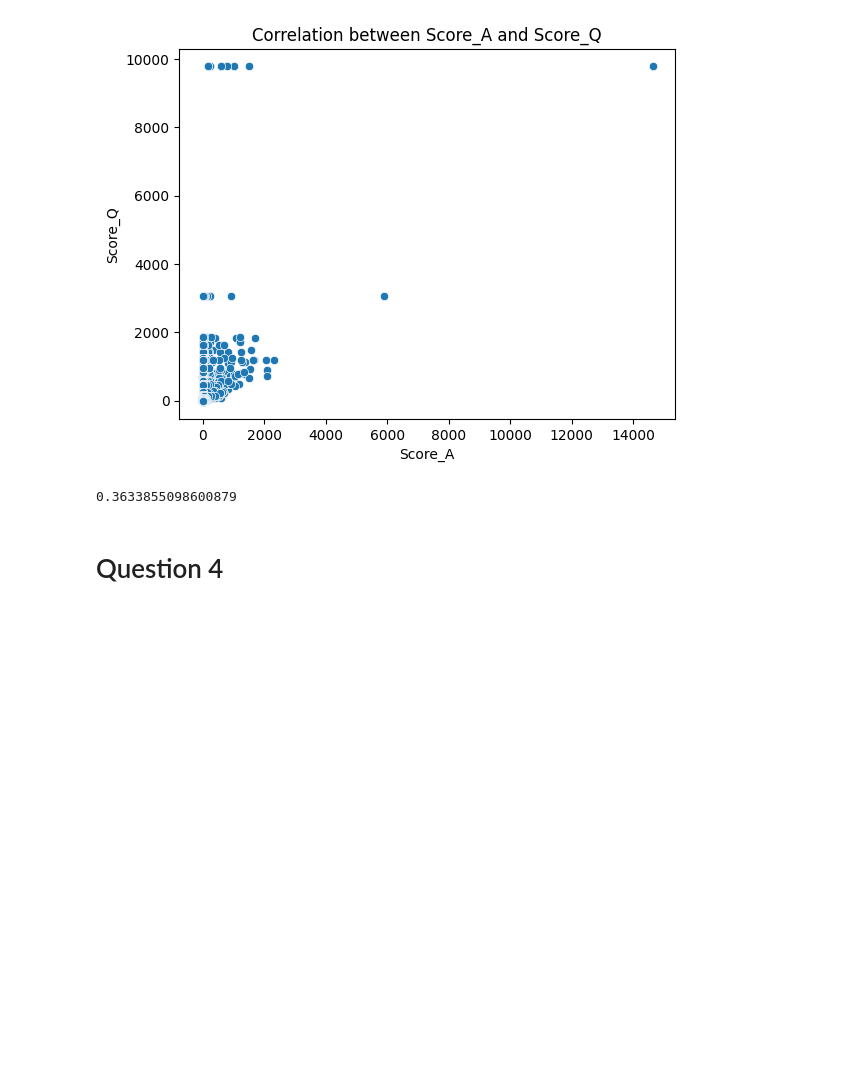
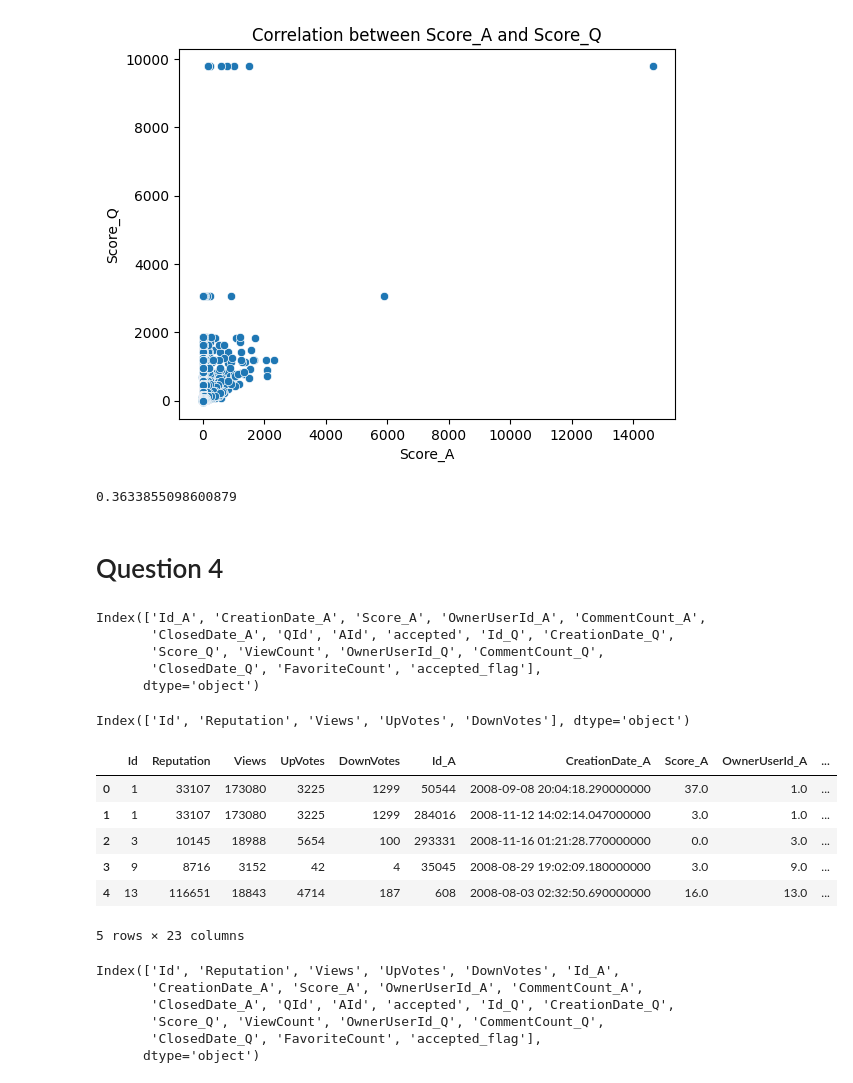
Before and after one commit to mostafa-ja/Data-Mining-fall-2023, a Jupyter notebook: Data_Mining2.ipynb, the cells around one changed output. Drawn from its saved outputs; the diff is of its cells as text; code cells hidden in the pictures; blank space fills up the shorter version.

```diff
--- a/Data_Mining2.ipynb
+++ b/Data_Mining2.ipynb
@@ -250,3 +230,35 @@ correlation
 0.3633855098600879
 # %% [markdown]
 # Question 4
+# %%
+merged_A_Q.columns
+# %% [output]
+Index(['Id_A', 'CreationDate_A', 'Score_A', 'OwnerUserId_A', 'CommentCount_A',
+       'ClosedDate_A', 'QId', 'AId', 'accepted', 'Id_Q', 'CreationDate_Q',
+       'Score_Q', 'ViewCount', 'OwnerUserId_Q', 'CommentCount_Q',
+       'ClosedDate_Q', 'FavoriteCount', 'accepted_flag'],
+      dtype='object')
+# %%
+users.columns
+# %% [output]
+Index(['Id', 'Reputation', 'Views', 'UpVotes', 'DownVotes'], dtype='object')
+# %%
+merged_U_A_Q = pd.merge(users, merged_A_Q, left_on='Id', right_on='OwnerUserId_A', how='inner')
+merged_U_A_Q.head()
+# %% [output]
+|  | Id | Reputation | Views | UpVotes | DownVotes | Id_A | CreationDate_A | Score_A | OwnerUserId_A | ... |
+| 0 | 1 | 33107 | 173080 | 3225 | 1299 | 50544 | 2008-09-08 20:04:18.290000000 | 37.0 | 1.0 | ... |
+| 1 | 1 | 33107 | 173080 | 3225 | 1299 | 284016 | 2008-11-12 14:02:14.047000000 | 3.0 | 1.0 | ... |
+| 2 | 3 | 10145 | 18988 | 5654 | 100 | 293331 | 2008-11-16 01:21:28.770000000 | 0.0 | 3.0 | ... |
+| 3 | 9 | 8716 | 3152 | 42 | 4 | 35045 | 2008-08-29 19:02:09.180000000 | 3.0 | 9.0 | ... |
+| 4 | 13 | 116651 | 18843 | 4714 | 187 | 608 | 2008-08-03 02:32:50.690000000 | 16.0 | 13.0 | ... |
+5 rows × 23 columns
+# %%
+merged_U_A_Q.columns
+# %% [output]
+Index(['Id', 'Reputation', 'Views', 'UpVotes', 'DownVotes', 'Id_A',
+       'CreationDate_A', 'Score_A', 'OwnerUserId_A', 'CommentCount_A',
+       'ClosedDate_A', 'QId', 'AId', 'accepted', 'Id_Q', 'CreationDate_Q',
+       'Score_Q', 'ViewCount', 'OwnerUserId_Q', 'CommentCount_Q',
+       'ClosedDate_Q', 'FavoriteCount', 'accepted_flag'],
+      dtype='object')
```
Also changed, not shown: parts of 7 cells of this notebook.
